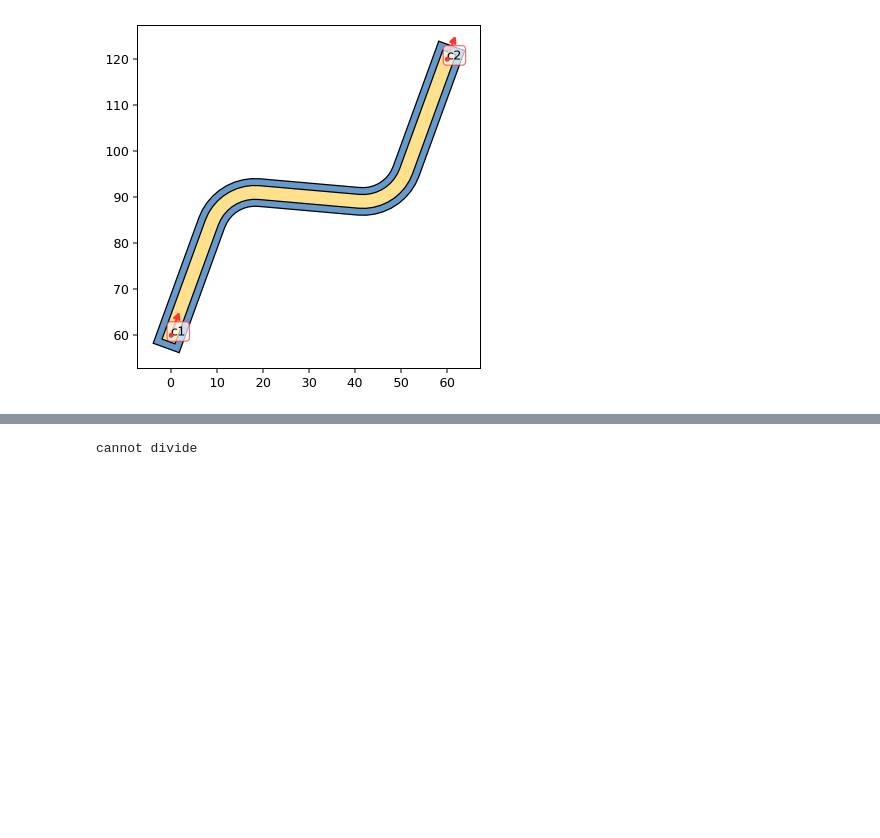
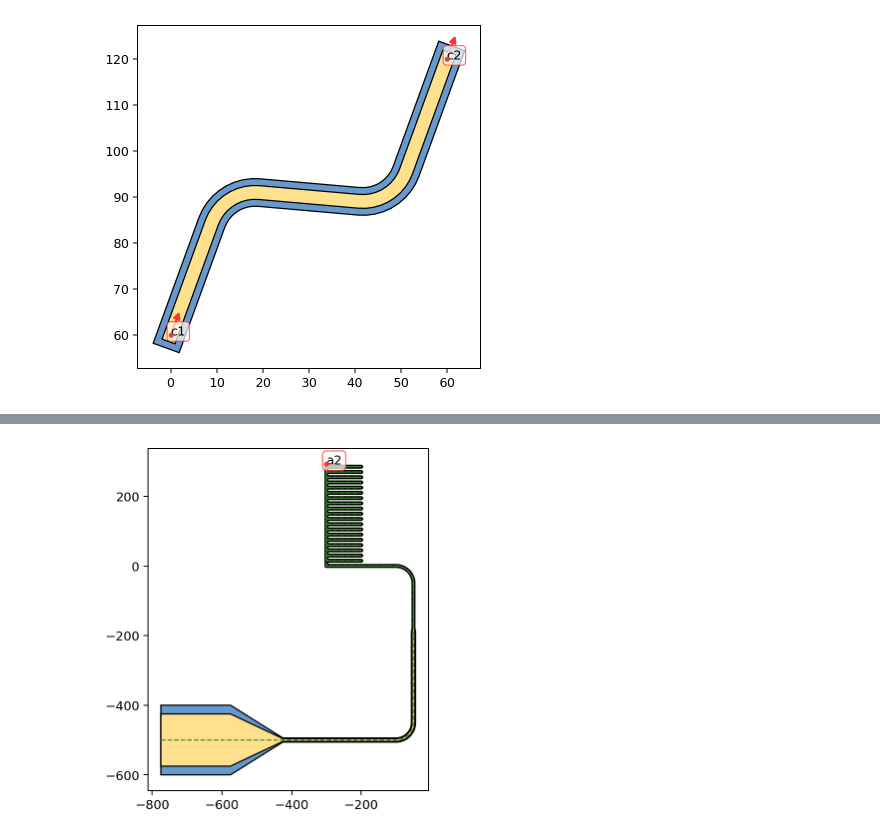
Before and after one commit to eeroqlab/zeroheliumkit, a Jupyter notebook: dev/anchors_test.ipynb, the cells around one changed output, grey strips where cells are left out. Drawn from its saved outputs; the diff is of its cells as text; code cells hidden in the pictures; blank space fills up the shorter version.

```diff
--- a/dev/anchors_test.ipynb
+++ b/dev/anchors_test.ipynb
@@ -231,7 +193,43 @@ ValueError: cannot make route, make radius=30 smaller
-# %%
-try:
-    print(1/0)
-except:
-    print("cannot divide")
-# %% [output]
-cannot divide
+# %%
+route_config = {"radius": 50,
+                "num_segments": 21}
+# %%
+uch = uChannelsAngle(length=100,
+                    spacing=15,
+                    num=20,
+                    angle=0,
+                    layers={"bottom": 5, "top": 8},
+                    alabel=("a1","a2"))
+
+
+ss = SuperStructure(route_config)
+ss.append(uch)
+ss.rotate(90)
+ss.moveby((-200, 0))
+
+bonding_pad = Taper(length=150,
+                    layers={"bottom": (150, 8), "top": (200, 12)},
+                    alabel=("b1", "b2"))
+bonding_pad.moveby((-500, -500))
+
+ss.append(bonding_pad)
+ss.add_anchor(Anchor((-50, -200), 90, "c1"))
+tp = Taper(length=10,
+            layers={"bottom": (8, 5), "top": (12, 8)},
+            alabel=("t1", "t2"))
+ss.append(tp, anchoring=["c1","t1"], direction_snap=True)
+
+ss.route(anchors=("b2","t1"), layers={"bottom": 8, "top": 12})
+ss.route(anchors=("t2","a1"), layers={"bottom": 5, "top": 8})
+
+ss.remove_anchor(["b1", "b2", "t1", "t2", "a1", "c1"])
+#ss.mirror()
+
+fig = plt.figure(1, figsize=SIZE, dpi=90)
+ax = fig.add_subplot(111)
+#set_limits(ax=ax, coor=[-50,-200], dxdy=[40,90])
+ss.plot(ax=ax, layer=["top", "bottom", "anchorsmod", "skeletone"], color=colorlist, draw_direction=True)
+plt.gca().set_aspect('equal')
+plt.show()
+# %% [output]
+[figure, added]
```
Also changed, not shown: parts of 6 cells of this notebook, 2 other files.
